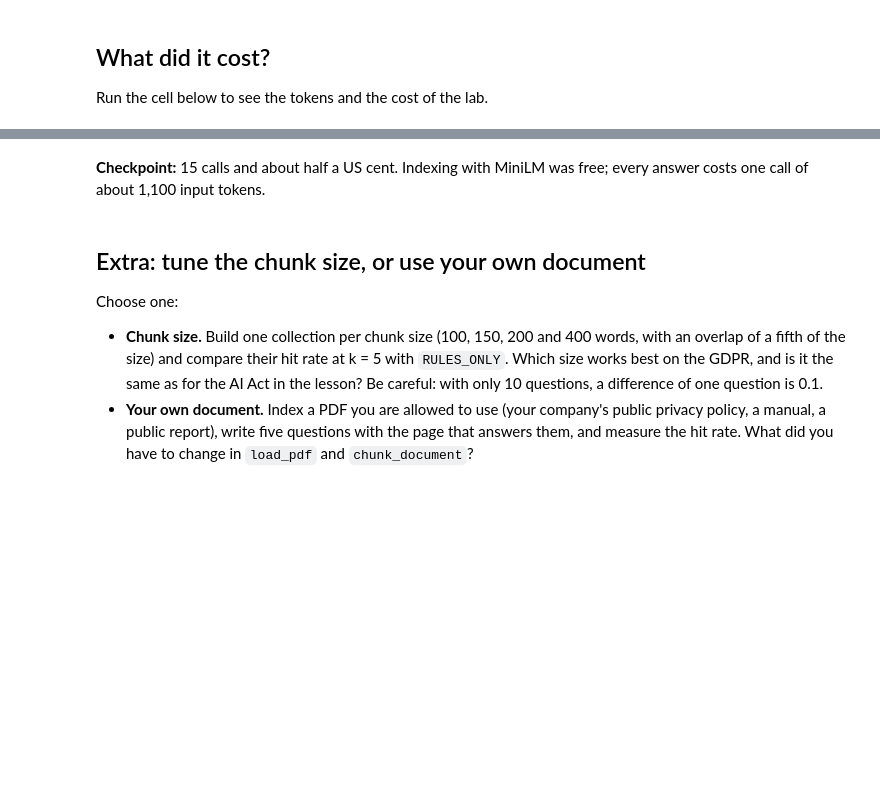
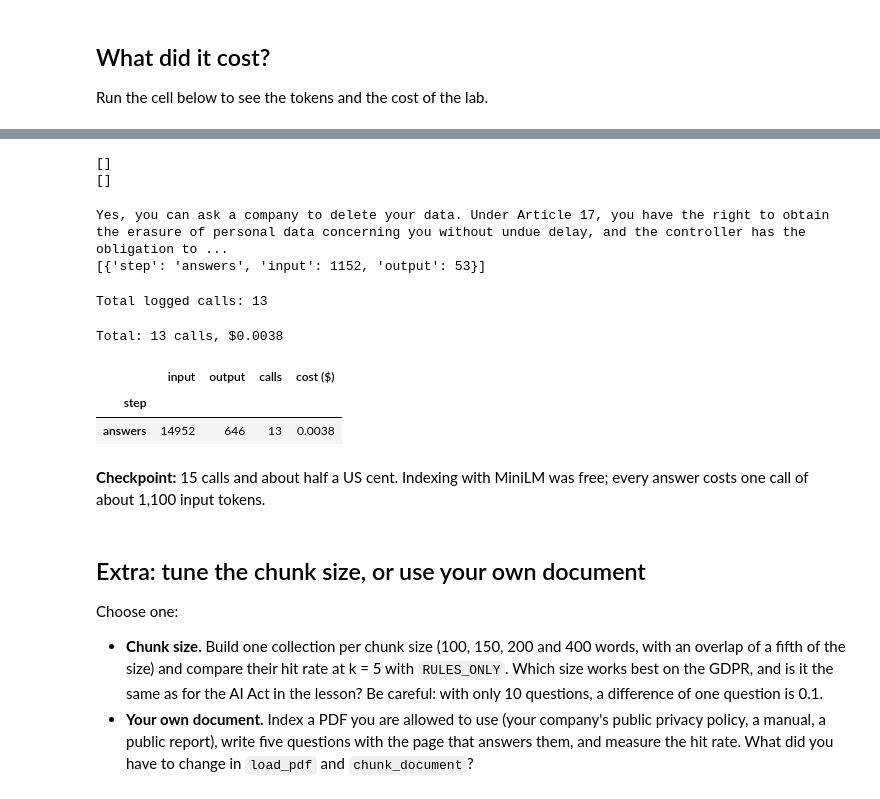
Before and after one commit to ironhack-labs/lab-intro-rag, a Jupyter notebook: your-code/main.ipynb, the cells around one changed output, grey strips where cells are left out. Cells and saved outputs as stored; diff of their text form; code cells hidden in the pictures; blank space fills up the shorter version.

```diff
--- a/your-code/main.ipynb
+++ b/your-code/main.ipynb
@@ -300,8 +300,6 @@ Chunks in collection: 465
 1. Write `retrieve(question, k=5, where=None)`: it embeds the question with the same model, queries the collection, and returns a DataFrame with the columns `id`, `section`, `page`, `distance` and `text`.
 2. Define `RULES_ONLY`, a `where` filter that excludes the recitals.
 3. Retrieve the top 5 chunks for *Can I ask a company to delete my data?*, first without a filter and then with `RULES_ONLY`.
-# %%
-embedder = SentenceTransformer("sentence-transformers/all-MiniLM-L6-v2")
 # %%
 # 1. Retrieval function
 def retrieve(question, k=5, where=None):
@@ -425,0 +676,8 @@ summary.round(5)
+# %%
+print(usage_log)
+print(log.columns.tolist())
+# %% [output]
+[]
+[]
+# %%
+usage_log = []
@@ -426,3 +736,40 @@ summary.round(5)
+# %%
+result = answer("Can I ask a company to delete my data?")
+
+print(result["answer"])
+print(usage_log)
+# %% [output]
+Yes, you can ask a company to delete your data. Under Article 17, you have the right to obtain the erasure of personal data concerning you without undue delay, and the controller has the obligation to ...
+[{'step': 'answers', 'input': 1152, 'output': 53}]
+# %%
+for question in TEST_SET["question"]:
+    answer(question)
+
+for question in OUT_OF_SCOPE:
+    answer(question)
+
+print("Total logged calls:", len(usage_log))
+# %% [output]
+Total logged calls: 13
+# %%
+log = pd.DataFrame(usage_log)
+
+summary = log.groupby("step", sort=False)[["input", "output"]].sum()
+summary["calls"] = log.groupby("step", sort=False).size()
+
+summary["cost ($)"] = [
+    cost(row.input, row.output)
+    for row in summary.itertuples()
+]
+
+print(f"Total: {len(log)} calls, ${summary['cost ($)'].sum():.4f}")
+
+display(summary.round(5))
+# %% [output]
+Total: 13 calls, $0.0038
+|  | input | output | calls | cost ($) |
+| step |  |  |  |  |
+| answers | 14952 | 646 | 13 | 0.0038 |
 # %% [markdown]
 **Checkpoint:** 15 calls and about half a US cent. Indexing with MiniLM was free; every answer costs one call of about 1,100 input tokens.
 # %% [markdown]
```
Also changed, not shown: parts of 12 cells of this notebook.
